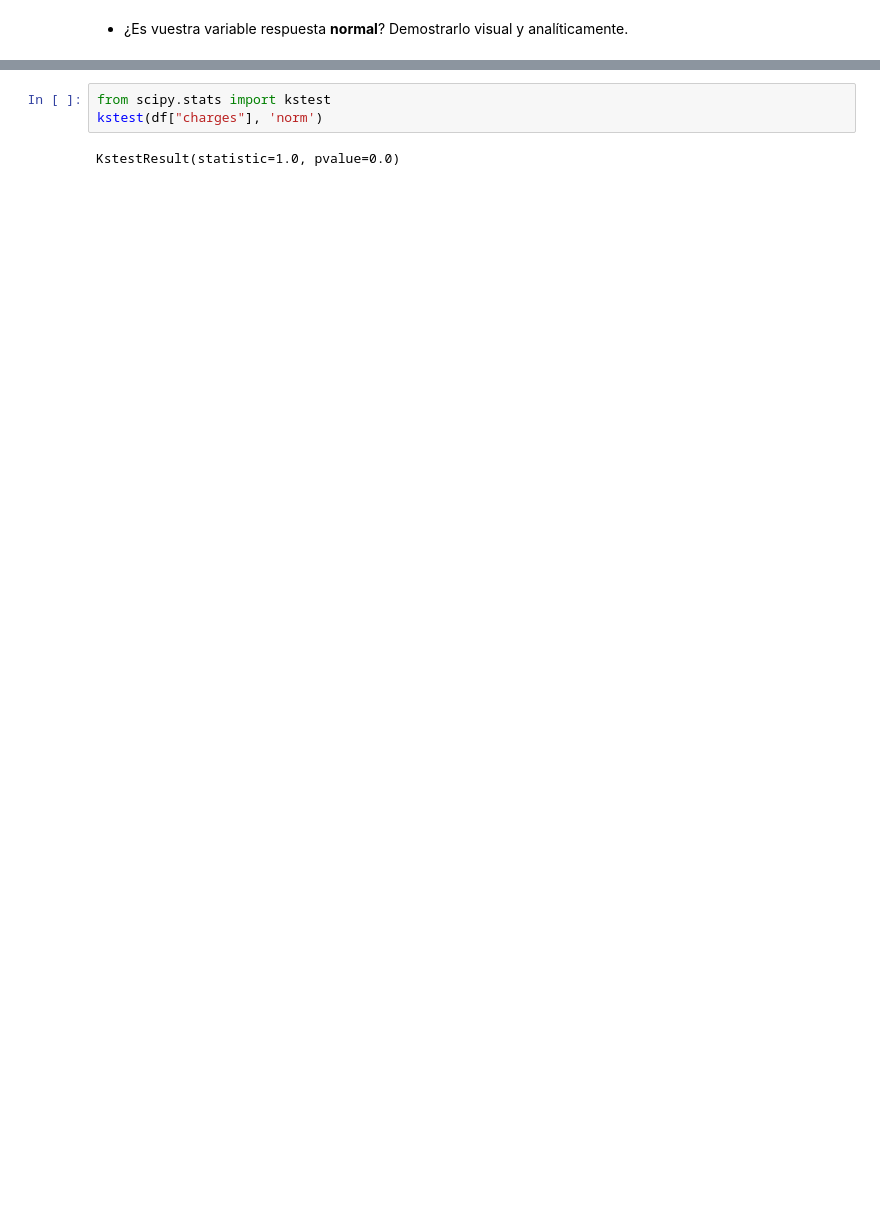
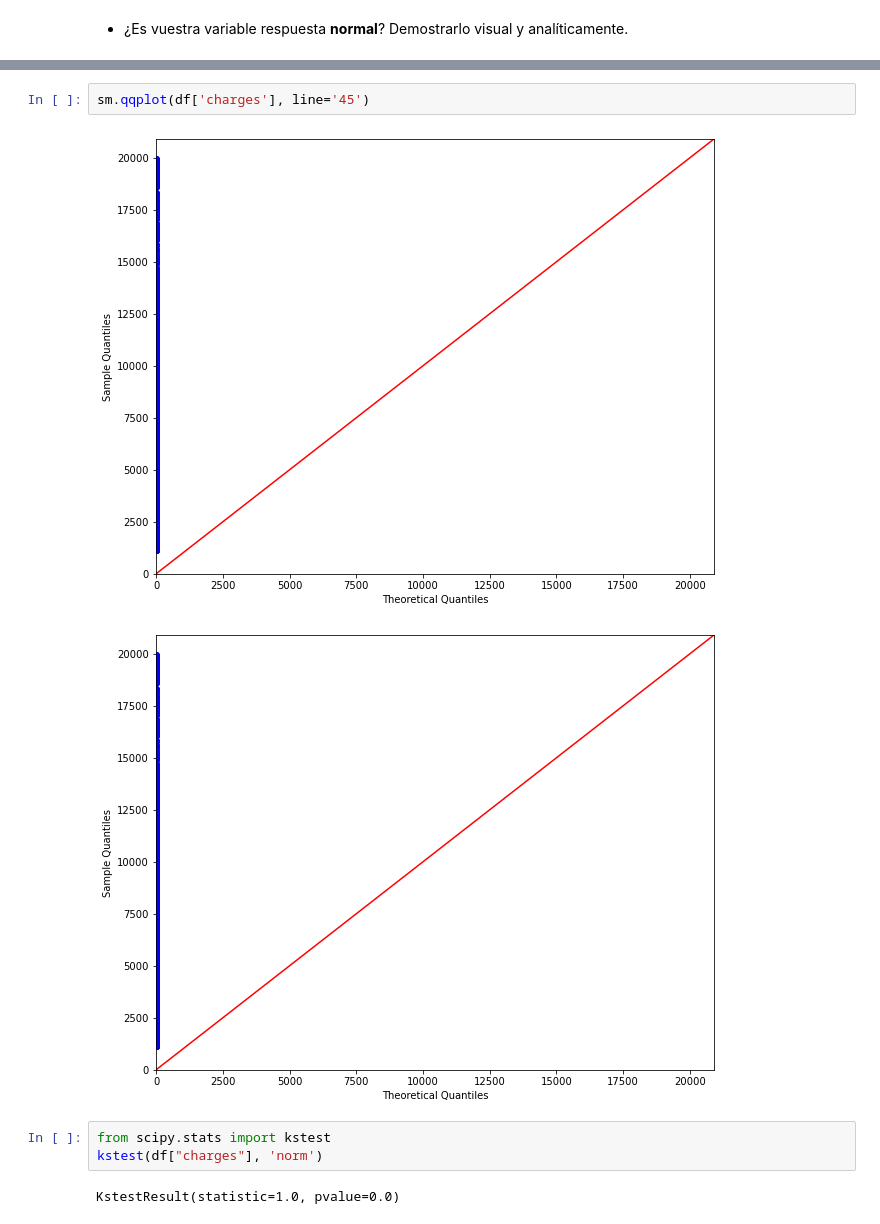
Before and after one commit to Adalab/DA-modulo-3-sprint-1-ana-anak, a Jupyter notebook: 02-RL-ML-Test.ipynb, the cells around one changed output, grey strips where cells are left out. Cells and saved outputs as stored; diff of their text form; blank space fills up the shorter version.

```diff
--- a/02-RL-ML-Test.ipynb
+++ b/02-RL-ML-Test.ipynb
@@ -107,3 +92,8 @@ ShapiroResult(statistic=0.9395521879196167, pvalue=3.6251879276250065e-09)
+# %%
+sm.qqplot(df['charges'], line='45')
+# %% [output]
+[figure, added]
+[figure, added]
 # %%
 from scipy.stats import kstest
 kstest(df["charges"], 'norm')
```
Also changed, not shown: parts of 13 cells of this notebook, 7 other files.
